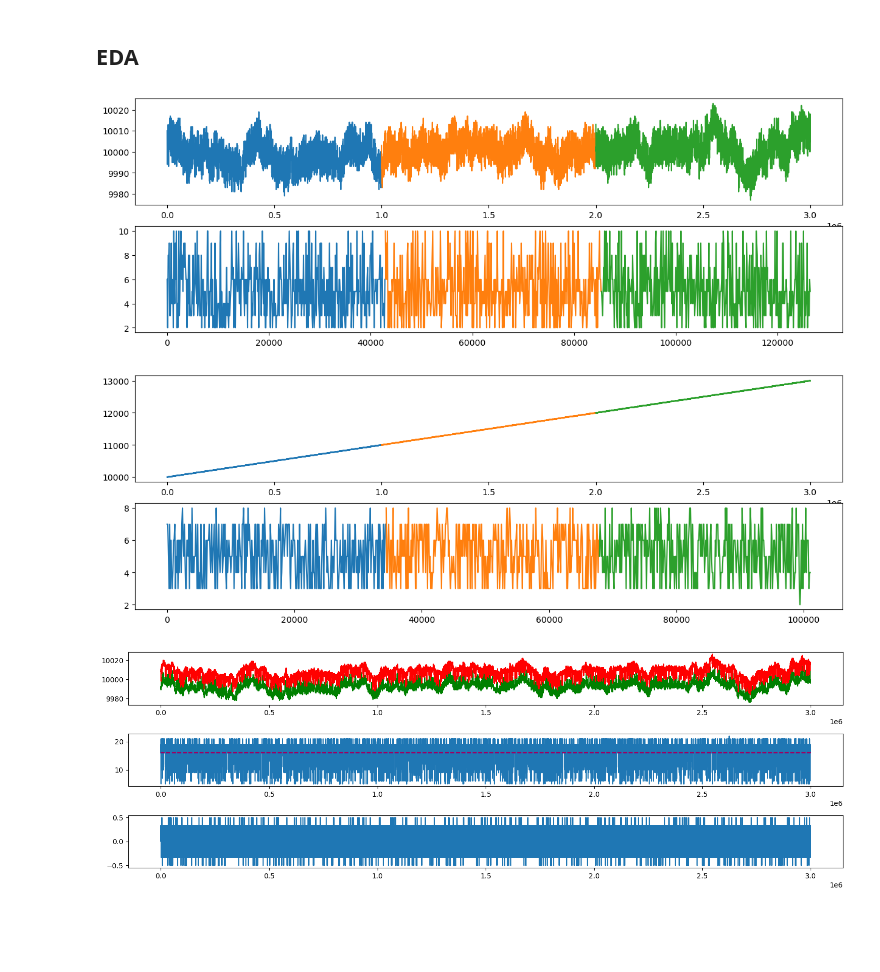
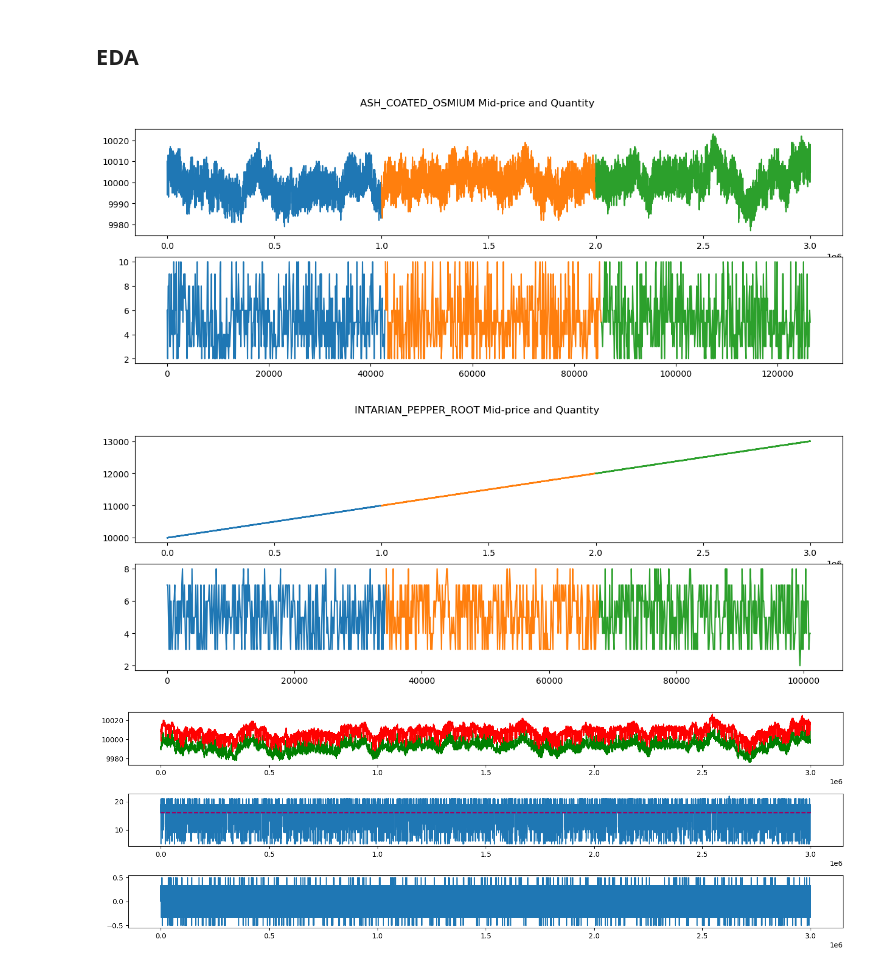
Before and after one commit to AmjadSaidam/IMC-Prosperity-4-, a Jupyter notebook: ROUND_1_2/backtest.ipynb, the cells around one changed output. Saved outputs shown, nothing was run; the diff lists cells and outputs as text; code cells hidden in the pictures; blank space fills up the shorter version.

```diff
--- a/ROUND_1_2/backtest.ipynb
+++ b/ROUND_1_2/backtest.ipynb
@@ -122,37 +64,22 @@ For example, when doing 'df[col].method(value, inplace=True)', try using 'df.met
 # %% [markdown]
 ## **EDA**
 # %%
-def plot_mids(x: pd.DataFrame,
-              feature: str,
-              ax,
-              title: str = 'product'):
-    """
-    plot mid prices
-    """
-    # filter data by day
-    xday1 = x.loc[x.day == 0]
-    xday2 = x.loc[x.day == 1]
-    xday3 = x.loc[x.day == 2]
-
-    # plot
-    ax.plot(xday1.timestamp, getattr(xday1, feature))
-    ax.plot(xday2.timestamp, getattr(xday2, feature))
-    ax.plot(xday3.timestamp, getattr(xday3, feature))
-
 # x1
 product1 = 'ASH_COATED_OSMIUM'
 fig, ax = plt.subplots(nrows = 2, ncols = 1, figsize = (15, 5))
-plot_mids(x1_book, 'mid_price', ax[0], title = 'ASH Mid Price')
-plot_mids(x1_market, 'quantity', ax[1], title = 'ASH Market Order Quantity')
+fig.suptitle(f'{product1} Mid-price and Quantity')
+plot_features(x1_book, 'mid_price', ax[0])
+plot_features(x1_market, 'quantity', ax[1])
 
 # x2
 product2 = 'INTARIAN_PEPPER_ROOT'
 fig, ax = plt.subplots(nrows = 2, ncols = 1, figsize = (15, 5))
-plot_mids(x2_book, 'mid_price', ax[0], title = 'PEPPER Mid Price')
-plot_mids(x2_market, 'quantity', ax[1], title = 'PEPPER Market Order Quantity')
+fig.suptitle(f'{product2} Mid-price and Quantity')
+plot_features(x2_book, 'mid_price', ax[0])
+plot_features(x2_market, 'quantity', ax[1])
 # %% [output]
-[figure, old version]
+[figure, new version]
-[figure, old version]
+[figure, new version]
 # %%
 def spread(data: pd.DataFrame):
     """
```
Also changed, not shown: parts of 7 cells of this notebook, 31 other files.
